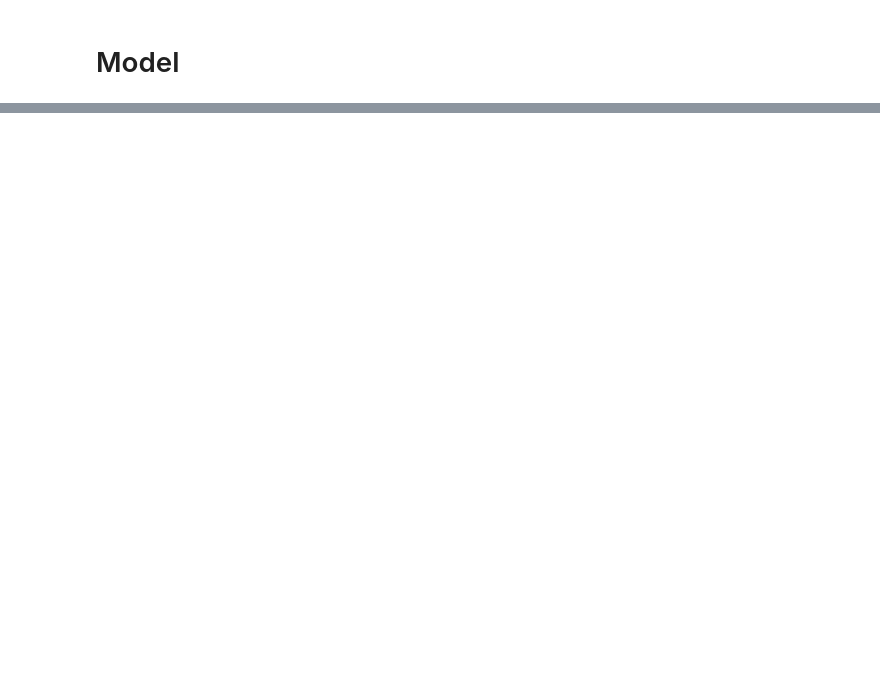
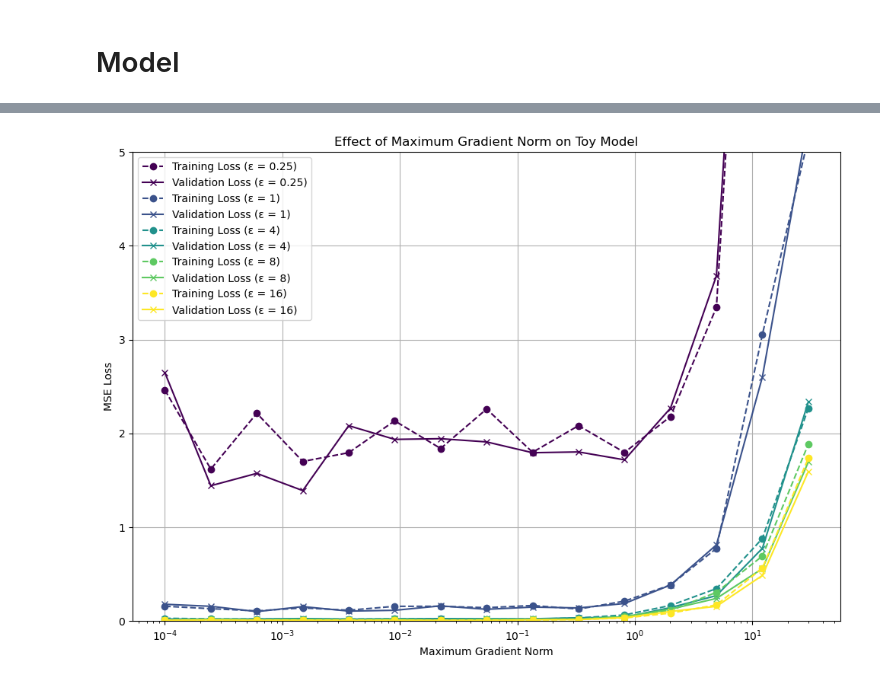
Before and after one commit to DPBayes/dpdl, a Jupyter notebook: experiments/notebooks/X01-toy-model-for-clipping-bound-analysis.ipynb, the cells around one changed output, grey strips where cells are left out. Saved outputs shown, nothing was run; the diff lists cells and outputs as text; code cells hidden in the pictures; blank space fills up the shorter version.

Commit message:
Finish initial toy model experiment.
- Plot all epsilons in the same plot.
- Add validation.
- Tune hypers (manually).

```diff
--- a/experiments/notebooks/X01-toy-model-for-clipping-bound-analysis.ipynb
+++ b/experiments/notebooks/X01-toy-model-for-clipping-bound-analysis.ipynb
@@ -14,7 +14,7 @@ torch.manual_seed(0)
 
 # Parameters
 d = 10  # Dimensionality
-n = 1000  # Number of data points
+n = 1250  # Number of data points
 epochs = 10
 learning_rate = 1e-1
 batch_size = 32
@@ -97,10 +169,2 @@ def plot_results(max_grad_norms, results, epsilon):
     plt.grid(True)
     plt.show()
-# %%
-max_grad_norms = np.geomspace(1e-4, 30, 15)
-epsilon_values = [0.25, 1, 4]
-
-for epsilon in epsilon_values:
-    print(f'Running for epsilon: {epsilon}')
-    results = [train_dp_model(data_loader, epochs, learning_rate, max_grad_norm, epsilon) for max_grad_norm in max_grad_norms]
-    plot_results(max_grad_norms, results, epsilon)
@@ -174,0 +196,27 @@ Running with maximum gradient norm: 0.0001
+# %%
+max_grad_norms = np.geomspace(1e-4, 30, 15)
+epsilon_values = [0.25, 1, 4, 8, 16]
+
+# Store results for all epsilon values
+train_results_dict = {}
+val_results_dict = {}
+
+for epsilon in epsilon_values:
+    print(f'Running for epsilon: {epsilon}')
+
+    # Compute results for each max_grad_norm
+    results = [
+        train_dp_model(train_loader, val_loader, epochs=epochs, learning_rate=learning_rate, max_grad_norm=mgn, epsilon=epsilon)
+        for mgn in max_grad_norms
+    ]
+
+    # Unpack results into separate lists for training and validation losses
+    train_losses, val_losses = zip(*results)
+
+    # Store the results in the dictionaries
+    train_results_dict[epsilon] = train_losses
+    val_results_dict[epsilon] = val_losses
+
+# Plot all results in a single plot
+plot_results_combined(max_grad_norms, train_results_dict, val_results_dict)
+# %% [output]
@@ -174,0 +240 @@ Running with maximum gradient norm: 0.0001
+[figure, added]
```
Also changed, not shown: parts of 7 cells of this notebook.
